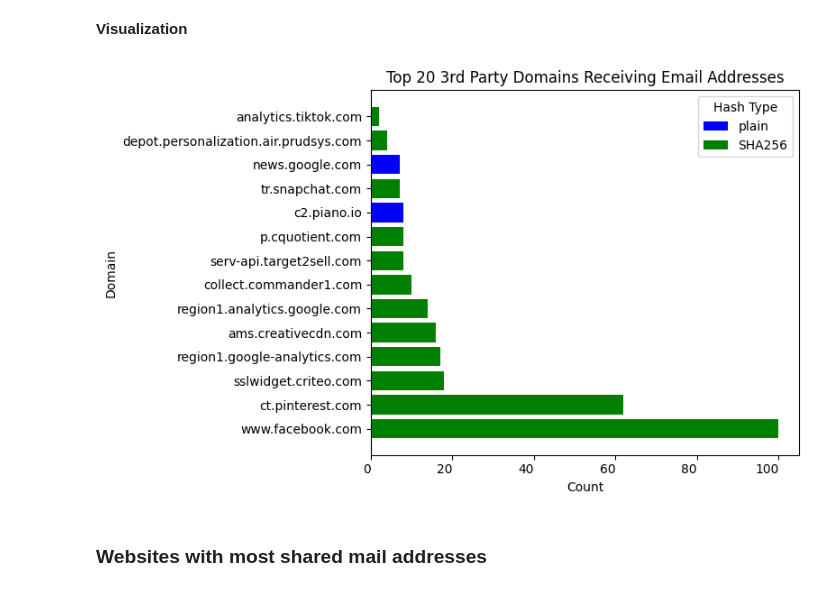
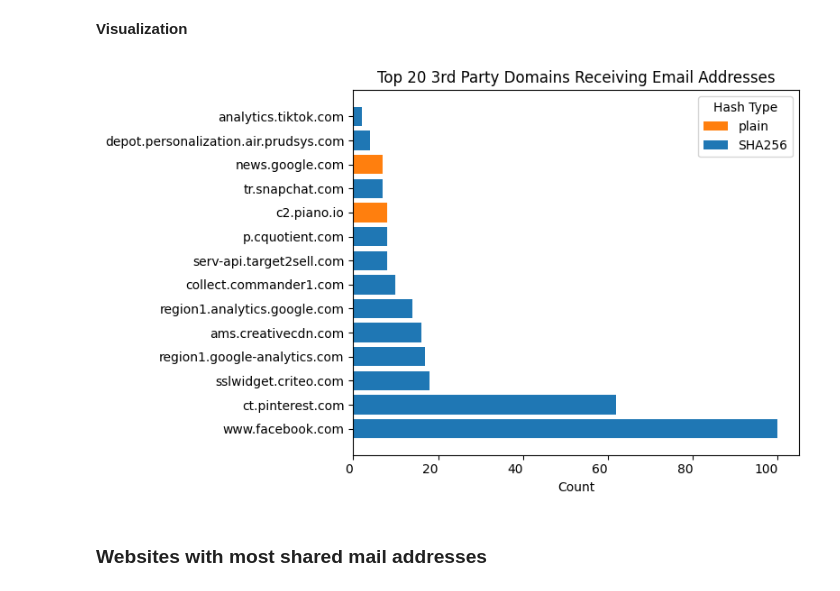
Before and after one commit to ynnickw/seminar-ws23, a Jupyter notebook: data-analysis/scripts/analysis/db_contains-mail.ipynb, the cells around one changed output. Saved outputs shown, nothing was run; the diff lists cells and outputs as text; code cells hidden in the pictures.

```diff
--- a/data-analysis/scripts/analysis/db_contains-mail.ipynb
+++ b/data-analysis/scripts/analysis/db_contains-mail.ipynb
@@ -42,32 +42,32 @@ dbConnect.close()
 # %%
 df = pd.DataFrame(results, columns=['Domain', 'Count', 'HashType'])
 
 color_map = {
-    'plain': 'blue',
-    'SHA256': 'green'
+    'plain': '#ff7f0e',
+    'SHA256': '#1f77b4'
 }
 
 # Map colors to hash types
 df['Color'] = df['HashType'].map(color_map)
 
 # Select top 20 domains
 df_top20 = df.head(14)
 
 # Plotting
 plt.figure(figsize=(8, 5))
 plt.barh(df_top20['Domain'], df_top20['Count'], color=df_top20['Color'])
 plt.title('Top 20 3rd Party Domains Receiving Email Addresses')
 plt.xlabel('Count')
-plt.ylabel('Domain')
+plt.ylabel('')
 plt.xticks(fontsize='medium', ha='right')
 plt.tight_layout()
 
 legend_elements = [Patch(facecolor=color_map[key], label=key) for key in color_map]
 plt.legend(handles=legend_elements, title='Hash Type')
 
 plt.show()
 # %% [output]
-[figure, old version]
+[figure, new version]
 # %% [markdown]
 ### Websites with most shared mail addresses
 # %%
```
